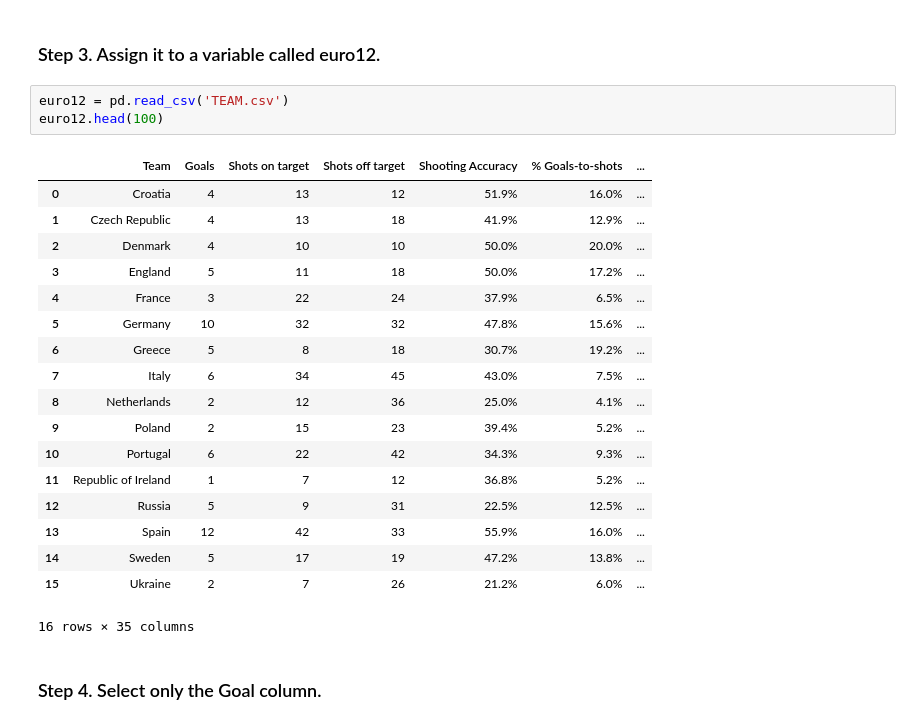
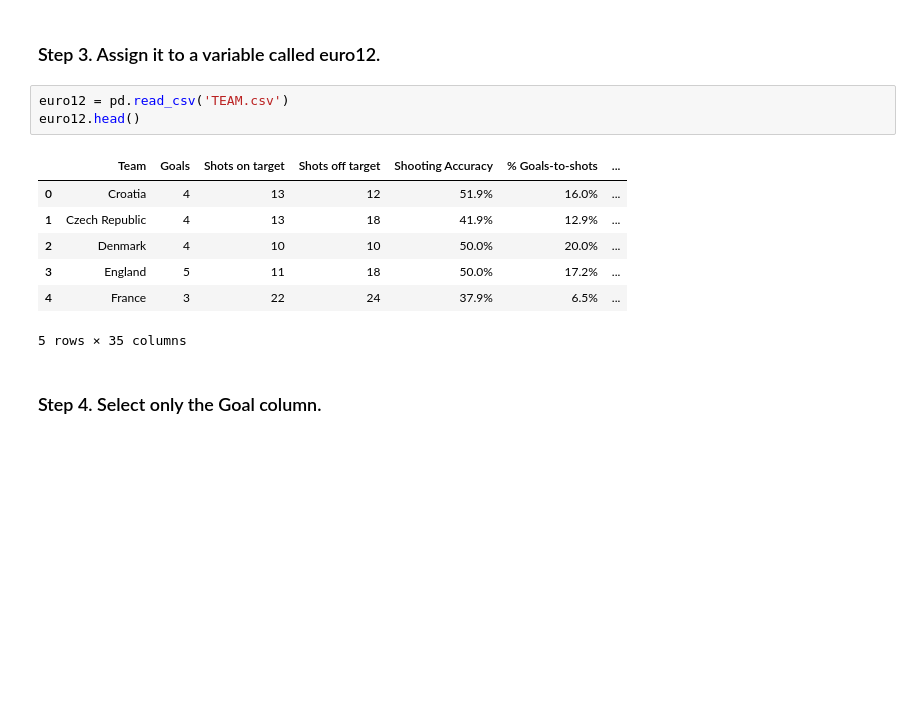
Before and after one commit to Kinetikm/AppliedPythonF2019, a Jupyter notebook: homeworks/homework_05_ml/Четверг/Exercises.ipynb, the cells around one changed output. Saved outputs shown, nothing was run; the diff lists cells and outputs as text; blank space fills up the shorter version.

```diff
--- a/homeworks/homework_05_ml/Четверг/Exercises.ipynb
+++ b/homeworks/homework_05_ml/Четверг/Exercises.ipynb
@@ -13,26 +13,15 @@ import numpy as np
 ### Step 3. Assign it to a variable called euro12.
 # %%
 euro12 = pd.read_csv('TEAM.csv')
-euro12.head(100)
+euro12.head()
 # %% [output]
 |  | Team | Goals | Shots on target | Shots off target | Shooting Accuracy | % Goals-to-shots | ... |
 | 0 | Croatia | 4 | 13 | 12 | 51.9% | 16.0% | ... |
 | 1 | Czech Republic | 4 | 13 | 18 | 41.9% | 12.9% | ... |
 | 2 | Denmark | 4 | 10 | 10 | 50.0% | 20.0% | ... |
 | 3 | England | 5 | 11 | 18 | 50.0% | 17.2% | ... |
 | 4 | France | 3 | 22 | 24 | 37.9% | 6.5% | ... |
-| 5 | Germany | 10 | 32 | 32 | 47.8% | 15.6% | ... |
-| 6 | Greece | 5 | 8 | 18 | 30.7% | 19.2% | ... |
-| 7 | Italy | 6 | 34 | 45 | 43.0% | 7.5% | ... |
-| 8 | Netherlands | 2 | 12 | 36 | 25.0% | 4.1% | ... |
-| 9 | Poland | 2 | 15 | 23 | 39.4% | 5.2% | ... |
-| 10 | Portugal | 6 | 22 | 42 | 34.3% | 9.3% | ... |
-| 11 | Republic of Ireland | 1 | 7 | 12 | 36.8% | 5.2% | ... |
-| 12 | Russia | 5 | 9 | 31 | 22.5% | 12.5% | ... |
-| 13 | Spain | 12 | 42 | 33 | 55.9% | 16.0% | ... |
-| 14 | Sweden | 5 | 17 | 19 | 47.2% | 13.8% | ... |
-| 15 | Ukraine | 2 | 7 | 26 | 21.2% | 6.0% | ... |
-16 rows × 35 columns
+5 rows × 35 columns
 # %% [markdown]
 ### Step 4. Select only the Goal column.
 # %%
```
Also changed, not shown: parts of 5 cells of this notebook, 5 other files.
